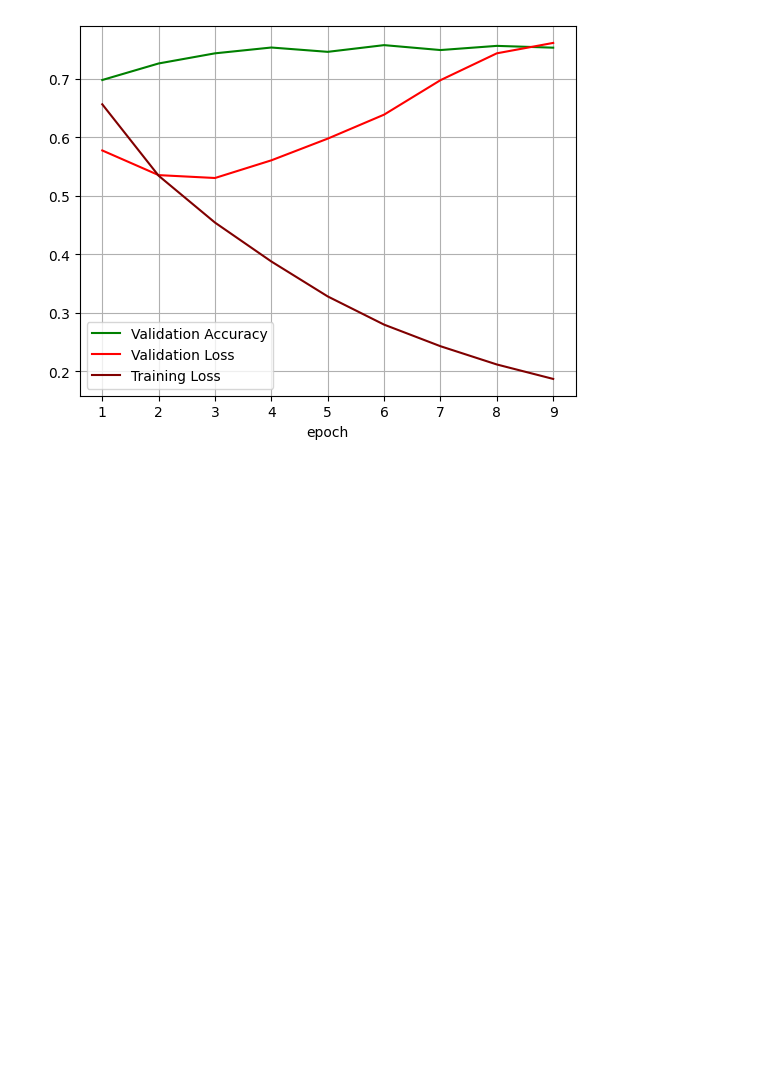
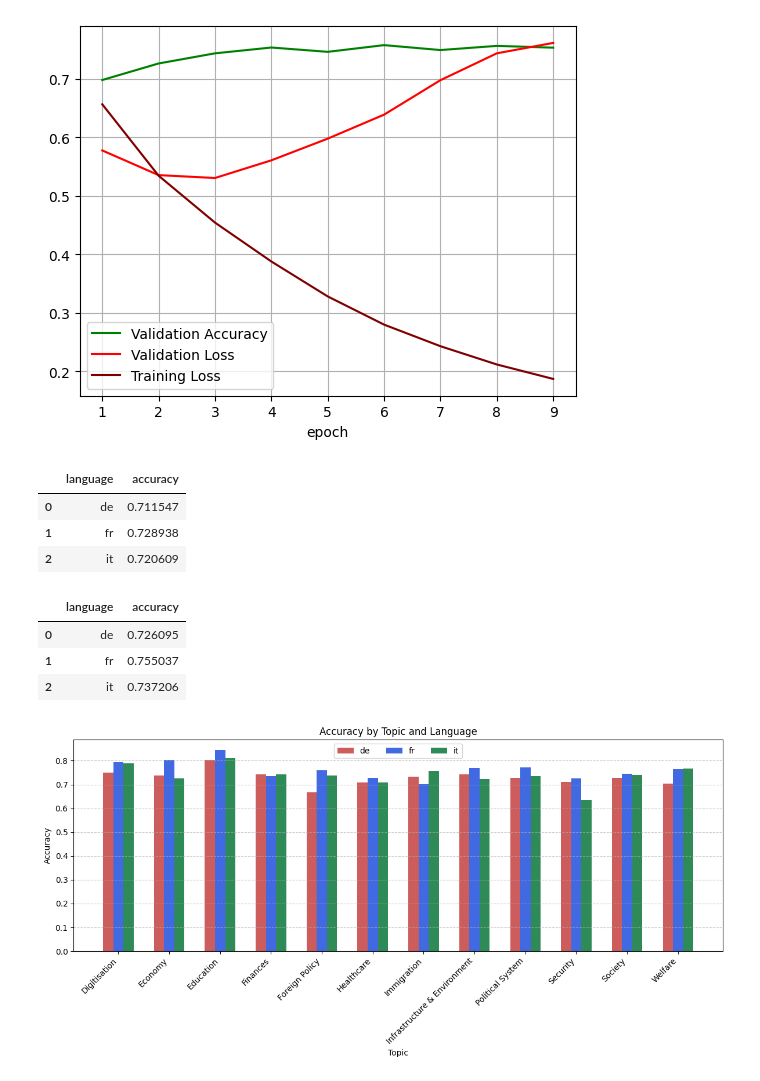
Before and after one commit to NazaninShafiabadi/StanceDetection, a Jupyter notebook: data/xstance/analysis.ipynb, the cells around one changed output. Cells and saved outputs as stored; diff of their text form; code cells hidden in the pictures; blank space fills up the shorter version.

Commit message:
update + generated bi_test_preds

```diff
--- a/data/xstance/analysis.ipynb
+++ b/data/xstance/analysis.ipynb
@@ -124,3 +80,21 @@ model_dir = "../../models/binary_stance_classifier/"
 plot_metrics(model_dir)
 # %% [output]
 [figure]
+# %%
+# Only comments
+test_preds = pd.read_csv('../../predictions/xstance_test_preds_finetuned.csv')
+compute_accuracy(test_preds)
+# %% [output]
+|  | language | accuracy |
+| 0 | de | 0.711547 |
+| 1 | fr | 0.728938 |
+| 2 | it | 0.720609 |
+# %%
+# Questions + comments
+bi_test_preds = pd.read_csv('../../predictions/bi_test_preds.csv')
+compute_accuracy(bi_test_preds)
+# %% [output]
+|  | language | accuracy |
+| 0 | de | 0.726095 |
+| 1 | fr | 0.755037 |
+| 2 | it | 0.737206 |
@@ -126,0 +108,9 @@ plot_metrics(model_dir)
+# %%
+bi_test_preds_by_topics = bi_test_preds.groupby(['topic', 'language'])[['label', 'prediction']]\
+    .apply(lambda x: (x['label'] == x['prediction']).mean())\
+    .reset_index()\
+    .pivot(index='topic', columns='language', values=0)
+
+plot(bi_test_preds_by_topics)
+# %% [output]
+[figure, added]
```
Also changed, not shown: parts of 19 cells of this notebook, 5 other files.
